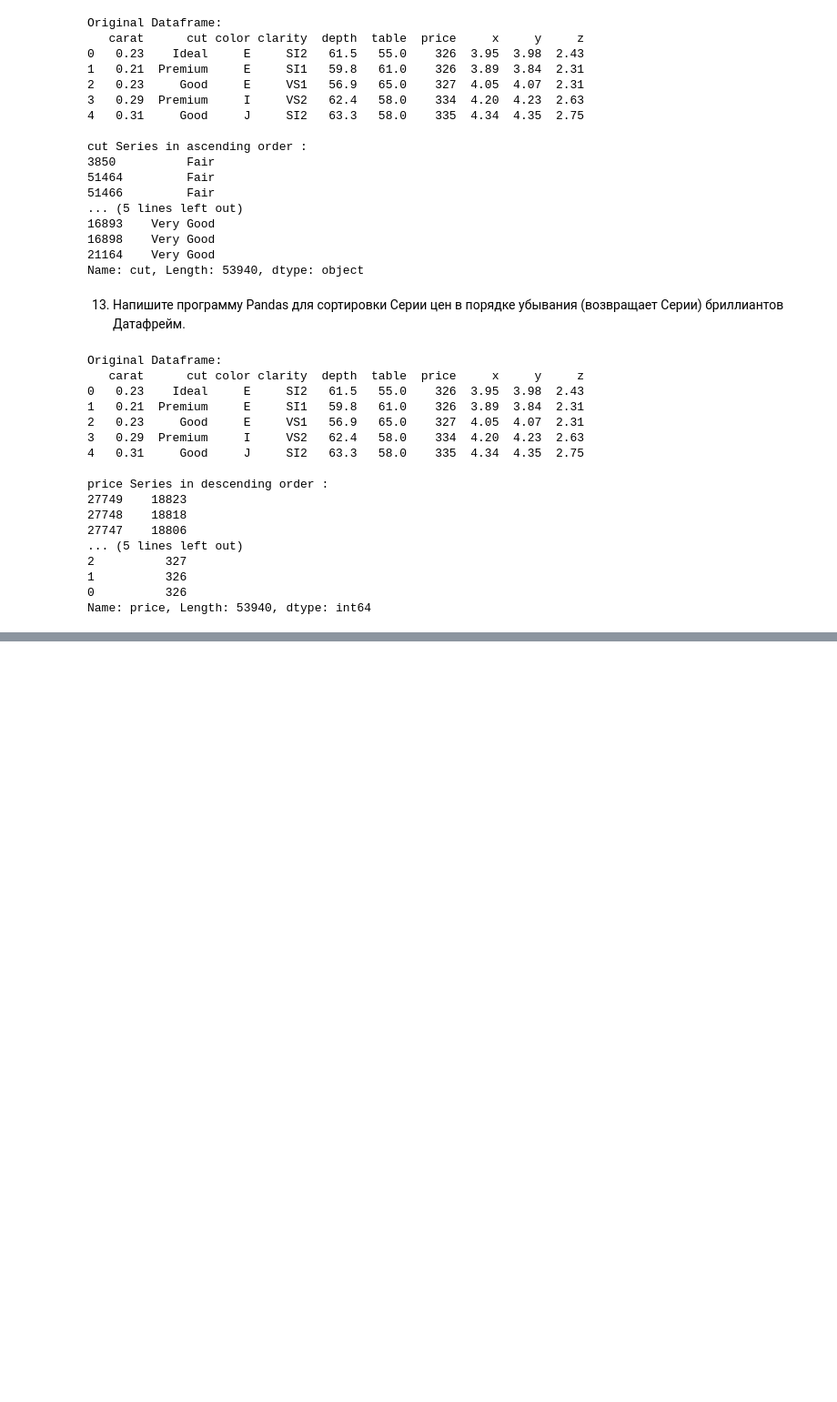
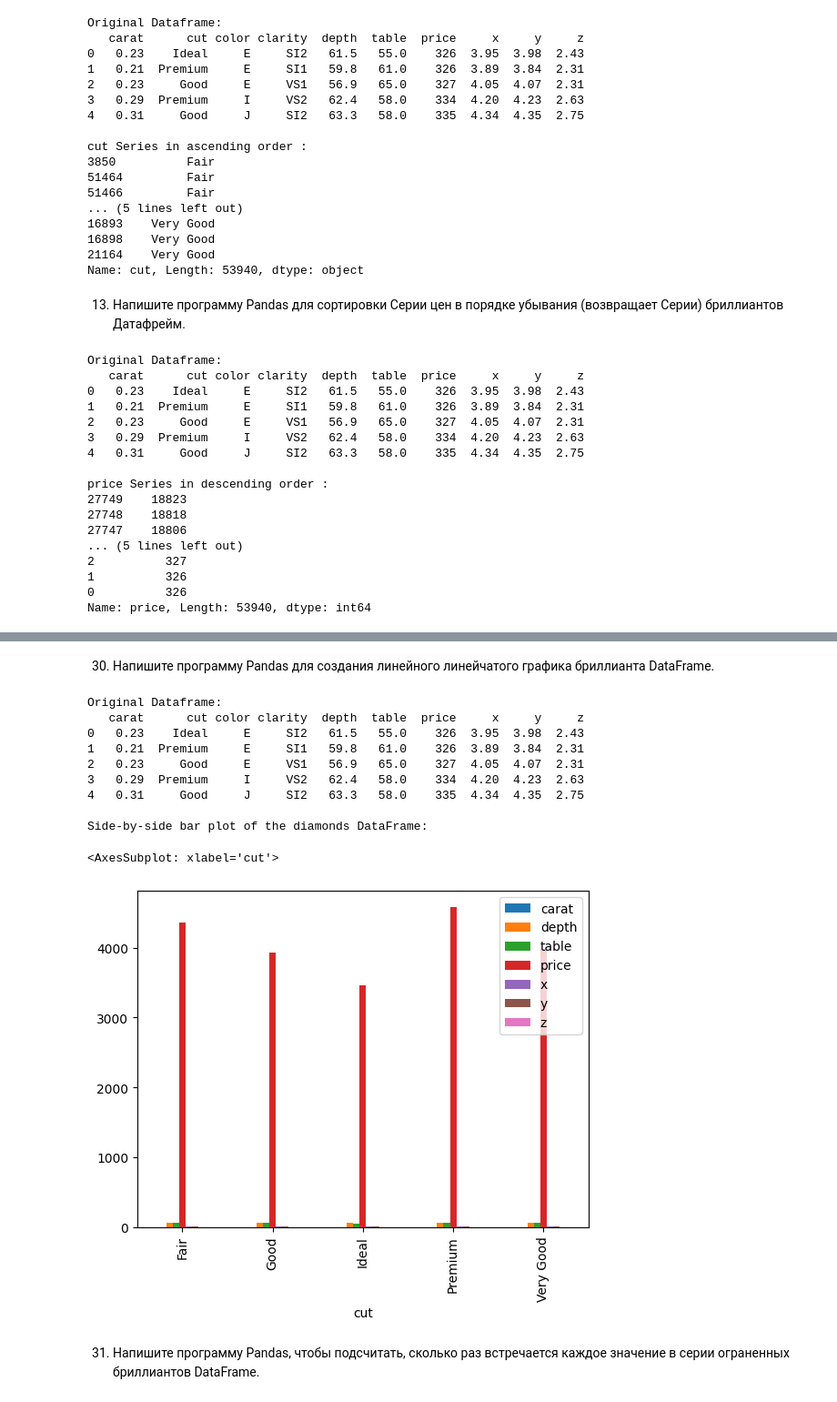
Before and after one commit to PavelSBakhtin/Jupyter_HomeWork_Pandas, a Jupyter notebook: 11sem.ipynb, the cells around one changed output, grey strips where cells are left out. Shown at 91% size. Drawn from its saved outputs; the diff is of its cells as text; code cells hidden in the pictures; blank space fills up the shorter version.

```diff
--- a/11sem.ipynb
+++ b/11sem.ipynb
@@ -726,0 +1112,21 @@ Name: price, Length: 53940, dtype: int64
+# %% [markdown]
+30. Напишите программу Pandas для создания линейного линейчатого графика бриллианта DataFrame.
+# %%
+print("Original Dataframe:")
+print(db.head())
+print("\nSide-by-side bar plot of the diamonds DataFrame:")
+db.groupby('cut').mean().plot(kind='bar')
+# %% [output]
+Original Dataframe:
+   carat      cut color clarity  depth  table  price     x     y     z
+0   0.23    Ideal     E     SI2   61.5   55.0    326  3.95  3.98  2.43
+1   0.21  Premium     E     SI1   59.8   61.0    326  3.89  3.84  2.31
+2   0.23     Good     E     VS1   56.9   65.0    327  4.05  4.07  2.31
+3   0.29  Premium     I     VS2   62.4   58.0    334  4.20  4.23  2.63
+4   0.31     Good     J     SI2   63.3   58.0    335  4.34  4.35  2.75
+
+Side-by-side bar plot of the diamonds DataFrame:
+<AxesSubplot: xlabel='cut'>
+[figure, added]
+# %% [markdown]
+31. Напишите программу Pandas, чтобы подсчитать, сколько раз встречается каждое значение в серии ограненных бриллиантов DataFrame.
```
Also changed, not shown: parts of 102 cells of this notebook.
